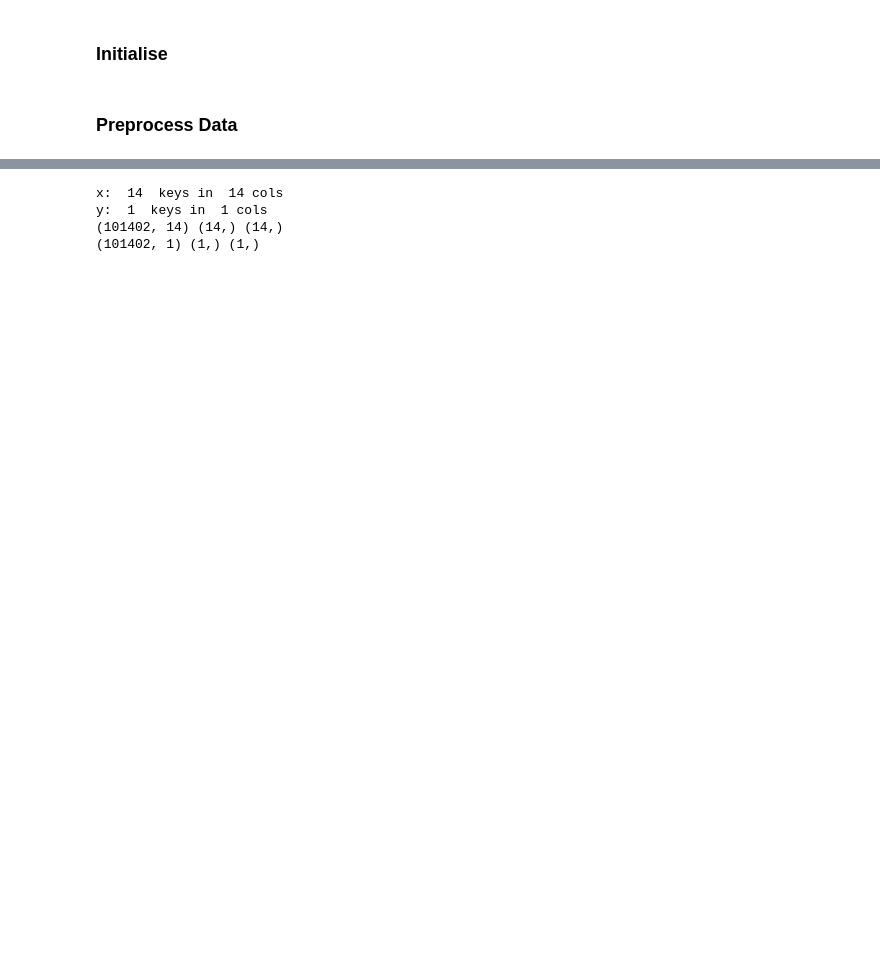
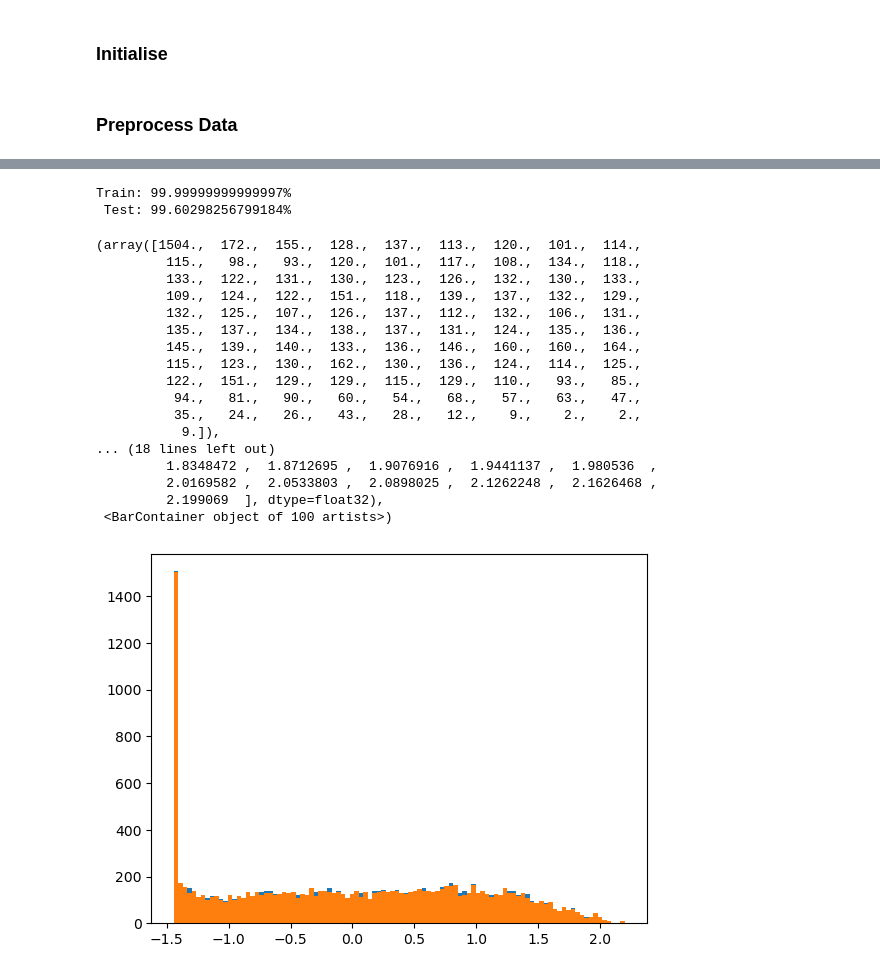
Before and after one commit to plutoniumm/MLTests, a Jupyter notebook: Regression_Pred.ipynb, the cells around one changed output, grey strips where cells are left out. Drawn from its saved outputs; the diff is of its cells as text; code cells hidden in the pictures; blank space fills up the shorter version.

```diff
--- a/Regression_Pred.ipynb
+++ b/Regression_Pred.ipynb
@@ -63,49 +87,68 @@ xtrain, xtest, ytrain, ytest=train_test_split(x, y, test_size=0.11)
 ytest = ytest.to_numpy().flatten();
 
 
-xtrain_mean = np.mean(xtrain);
-xtrain_std = np.std(xtrain) +1e-29;
+# xtrain_mean = np.mean(xtrain);
+# xtrain_std = np.std(xtrain) +1e-29;
 
-ytrain_mean = np.mean(ytrain);
-ytrain_std = np.std(ytrain) +1e-29;
+# ytrain_mean = np.mean(ytrain);
+# ytrain_std = np.std(ytrain) +1e-29;
 
-print(
-    xtrain.shape,
-    xtrain_mean.shape,
-    xtrain_std.shape
-)
+# print(
+#     xtrain.shape,
+#     xtrain_mean.shape,
+#     xtrain_std.shape
+# )
 
-print(
-    ytrain.shape,
-    ytrain_mean.shape,
-    ytrain_std.shape
-)
+# print(
+#     ytrain.shape,
+#     ytrain_mean.shape,
+#     ytrain_std.shape
+# )
 
-ytrain_mean = ytrain_mean.values.reshape(1,-1);
-xtrain_mean = xtrain_mean.values.reshape(1,-1);
-ytrain_std = ytrain_std.values.reshape(1,-1);
-xtrain_std = xtrain_std.values.reshape(1,-1);
+# ytrain_mean = ytrain_mean.values.reshape(1,-1);
+# xtrain_mean = xtrain_mean.values.reshape(1,-1);
+# ytrain_std = ytrain_std.values.reshape(1,-1);
+# xtrain_std = xtrain_std.values.reshape(1,-1);
 
-xtrain, xtest = (xtrain - xtrain_mean)/xtrain_std, (xtest - xtrain_mean)/xtrain_std;
-ytrain, ytest = (ytrain - ytrain_mean)/ytrain_std, (ytest - ytrain_mean)/ytrain_std;
+# xtrain, xtest = (xtrain - xtrain_mean)/xtrain_std, (xtest - xtrain_mean)/xtrain_std;
+# ytrain, ytest = (ytrain - ytrain_mean)/ytrain_std, (ytest - ytrain_mean)/ytrain_std;
 
 # SETUP ENDS HERE
-# %% [output]
-x:  14  keys in  14 cols
-y:  1  keys in  1 cols
-(101402, 14) (14,) (14,)
-(101402, 1) (1,) (1,)
 # %%
 model = DecisionTreeRegressor()
+# model = RandomForestRegressor()
 model.fit(xtrain,ytrain)
 
-def pct(val): return round(val*100,2);
-def pcts(val): return str(round(val*100,2))+"%";
+def pct(val): return val*100;
+def pcts(val): return str(val*100)+"%";
 
 print(
     f"Train: {pcts(model.score(xtrain,ytrain))}\n",
     f"Test: {pcts(model.score(xtest,ytest))}"
 )
+# %% [output]
+Train: 99.99999999999997%
+ Test: 99.60298256799184%
 # %%
 prediction=model.predict(xtest)
-plt.scatter(ytest,prediction)
+plt.hist(prediction, bins=100)
+plt.hist(ytest, bins=100)
+# %% [output]
+(array([1504.,  172.,  155.,  128.,  137.,  113.,  120.,  101.,  114.,
+         115.,   98.,   93.,  120.,  101.,  117.,  108.,  134.,  118.,
+         133.,  122.,  131.,  130.,  123.,  126.,  132.,  130.,  133.,
+         109.,  124.,  122.,  151.,  118.,  139.,  137.,  132.,  129.,
+         132.,  125.,  107.,  126.,  137.,  112.,  132.,  106.,  131.,
+         135.,  137.,  134.,  138.,  137.,  131.,  124.,  135.,  136.,
+         145.,  139.,  140.,  133.,  136.,  146.,  160.,  160.,  164.,
+         115.,  123.,  130.,  162.,  130.,  136.,  124.,  114.,  125.,
+         122.,  151.,  129.,  129.,  115.,  129.,  110.,   93.,   85.,
+          94.,   81.,   90.,   60.,   54.,   68.,   57.,   63.,   47.,
+          35.,   24.,   26.,   43.,   28.,   12.,    9.,    2.,    2.,
+           9.]),
+... (18 lines left out)
+         1.8348472 ,  1.8712695 ,  1.9076916 ,  1.9441137 ,  1.980536  ,
+         2.0169582 ,  2.0533803 ,  2.0898025 ,  2.1262248 ,  2.1626468 ,
+         2.199069  ], dtype=float32),
+ <BarContainer object of 100 artists>)
+[figure, added]
```
Also changed, not shown: parts of 12 cells of this notebook.
